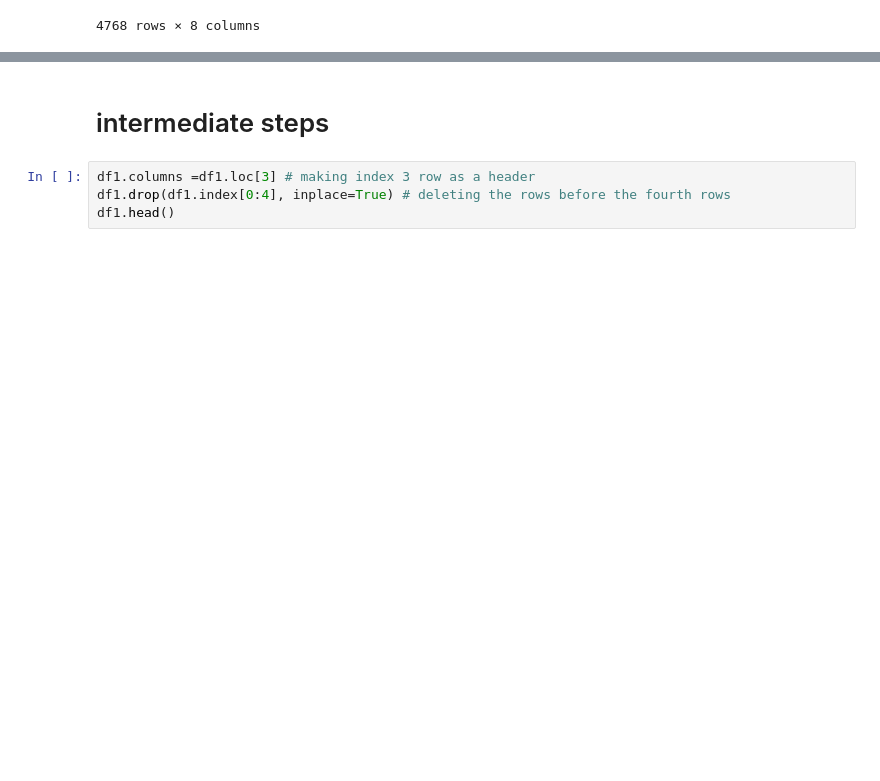
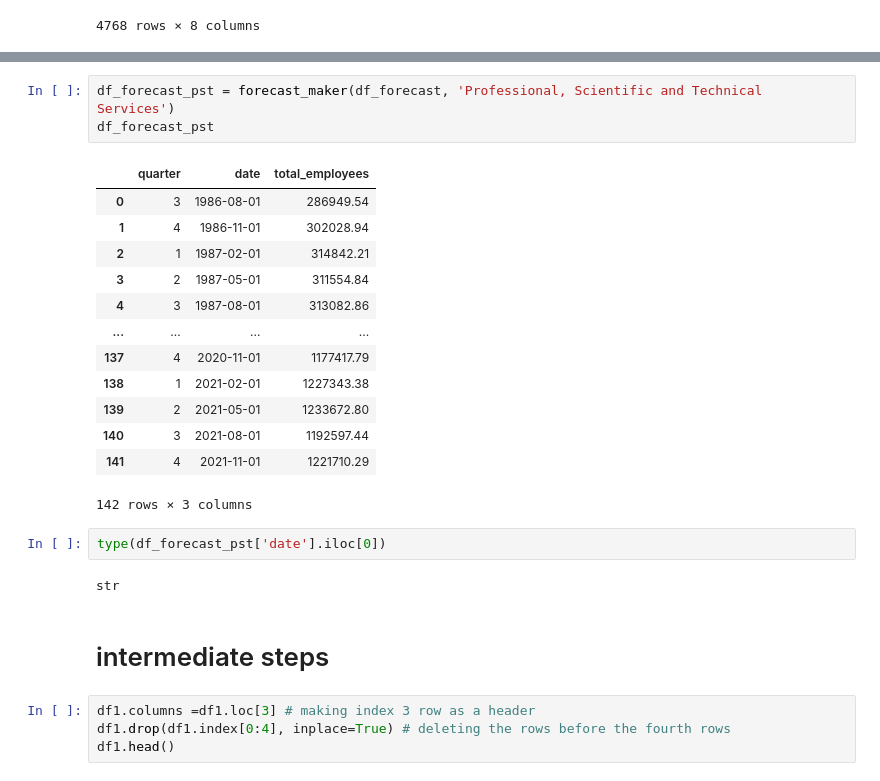
Before and after one commit to Gooner12/tca_sample_test, a Jupyter notebook: Analysis.ipynb, the cells around one changed output, grey strips where cells are left out. Drawn from its saved outputs; the diff is of its cells as text; blank space fills up the shorter version.

```diff
--- a/Analysis.ipynb
+++ b/Analysis.ipynb
@@ -251,3 +352,24 @@ df3
+# %%
+df_forecast_pst = forecast_maker(df_forecast, 'Professional, Scientific and Technical Services')
+df_forecast_pst
+# %% [output]
+|  | quarter | date | total_employees |
+| 0 | 3 | 1986-08-01 | 286949.54 |
+| 1 | 4 | 1986-11-01 | 302028.94 |
+| 2 | 1 | 1987-02-01 | 314842.21 |
+| 3 | 2 | 1987-05-01 | 311554.84 |
+| 4 | 3 | 1987-08-01 | 313082.86 |
+| ... | ... | ... | ... |
+| 137 | 4 | 2020-11-01 | 1177417.79 |
+| 138 | 1 | 2021-02-01 | 1227343.38 |
+| 139 | 2 | 2021-05-01 | 1233672.80 |
+| 140 | 3 | 2021-08-01 | 1192597.44 |
+| 141 | 4 | 2021-11-01 | 1221710.29 |
+142 rows × 3 columns
+# %%
+type(df_forecast_pst['date'].iloc[0])
+# %% [output]
+str
 # %% [markdown]
 # intermediate steps
 # %%
```
Also changed, not shown: parts of 26 cells of this notebook.
